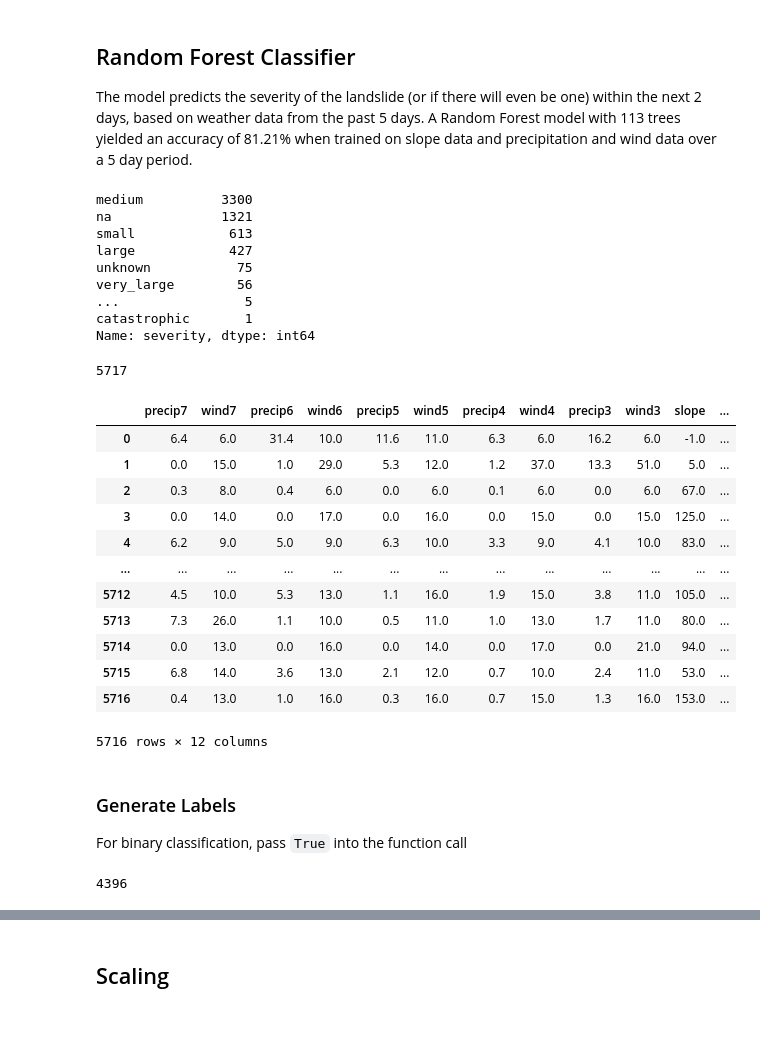
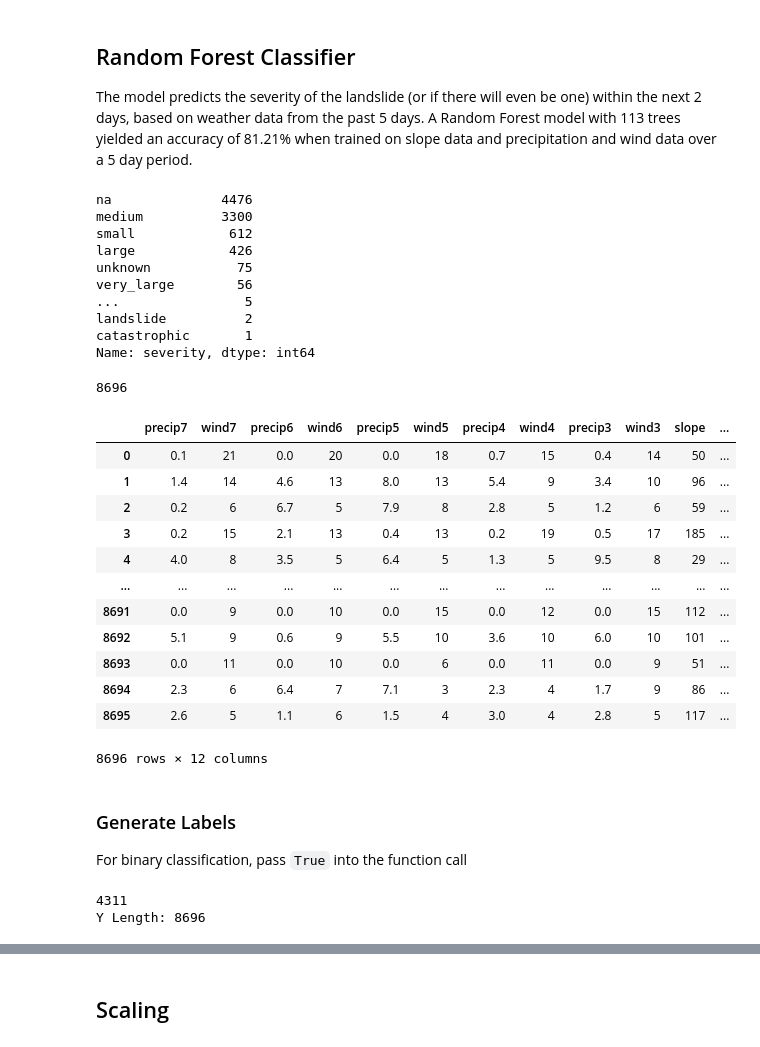
Before and after one commit to Landslide-Analytics-System/GLAS, a Jupyter notebook: v1/core/modeling/Random Forest.ipynb, the cells around one changed output, grey strips where cells are left out. Drawn from its saved outputs; the diff is of its cells as text; code cells hidden in the pictures.

```diff
--- a/v1/core/modeling/Random Forest.ipynb
+++ b/v1/core/modeling/Random Forest.ipynb
@@ -15,55 +13,65 @@ df = pd.read_csv("full_dataset_v1.csv")
+# %%
+# df = pd.read_csv("full_dataset_v1.csv")
+# df = pd.read_csv("/Users/ishaanjavali/Documents/Science Fair/2020/Code/API/full_dataset_v1.csv")
+df = pd.read_csv("/Users/ishaanjavali/Documents/Science Fair/2020/Code/API/full_dataset_good.csv")
 # %%
 df['severity'].value_counts()
 # %% [output]
+na              4476
 medium          3300
-na              1321
-small            613
-large            427
+small            612
+large            426
 unknown           75
 very_large        56
 ...                5
+landslide          2
 catastrophic       1
 Name: severity, dtype: int64
 # %%
 # filter by severity. na is for non-landslide data
 df = df[df['severity'].isin(["medium", "small", "large", "very_large", "na"])]
+# Remove -1 slopes
+df = df.loc[~(df.slope == -1)]
 # %%
 df['severity'].value_counts()
 df = shuffle(df)
 df.reset_index(inplace=True, drop=True)
 print(len(df))
 # %% [output]
-5717
+8696
 # %%
-X = df.copy()
+def getX():
+    X = df.copy()
 
-X.drop(X.columns[[i for i in range(0, 151)]], axis = 1, inplace = True)
-# X.drop(X.columns[[i for i in range(20, 35)]], axis = 1, inplace = True)
-X["severity"] = df["severity"]
-X.drop(X.columns[[0]], axis = 1, inplace = True)
+    X.drop(X.columns[[i for i in range(0, 151)]], axis = 1, inplace = True)
+    # X.drop(X.columns[[i for i in range(20, 35)]], axis = 1, inplace = True)
+    X["severity"] = df["severity"]
+    X.drop(X.columns[[0]], axis = 1, inplace = True)
 
-X = X.dropna()
-for i in range(0, 8):
-    del X['air' + str(i)]
-    del X['temp' + str(i)]
-    del X['humidity' + str(i)]
+    X = X.dropna()
+    for i in range(0, 8):
+        del X['air' + str(i)]
+        del X['temp' + str(i)]
+        del X['humidity' + str(i)]
 
-X.drop(X.columns[[i for i in range(len(X.columns)-8, len(X.columns)-2)]], axis = 1, inplace = True)
+    X.drop(X.columns[[i for i in range(len(X.columns)-8, len(X.columns)-2)]], axis = 1, inplace = True)
+    return X
+X = getX()
 X
 # %% [output]
 |  | precip7 | wind7 | precip6 | wind6 | precip5 | wind5 | precip4 | wind4 | precip3 | wind3 | slope | ... |
-| 0 | 6.4 | 6.0 | 31.4 | 10.0 | 11.6 | 11.0 | 6.3 | 6.0 | 16.2 | 6.0 | -1.0 | ... |
-| 1 | 0.0 | 15.0 | 1.0 | 29.0 | 5.3 | 12.0 | 1.2 | 37.0 | 13.3 | 51.0 | 5.0 | ... |
-| 2 | 0.3 | 8.0 | 0.4 | 6.0 | 0.0 | 6.0 | 0.1 | 6.0 | 0.0 | 6.0 | 67.0 | ... |
-| 3 | 0.0 | 14.0 | 0.0 | 17.0 | 0.0 | 16.0 | 0.0 | 15.0 | 0.0 | 15.0 | 125.0 | ... |
-| 4 | 6.2 | 9.0 | 5.0 | 9.0 | 6.3 | 10.0 | 3.3 | 9.0 | 4.1 | 10.0 | 83.0 | ... |
+| 0 | 0.1 | 21 | 0.0 | 20 | 0.0 | 18 | 0.7 | 15 | 0.4 | 14 | 50 | ... |
+| 1 | 1.4 | 14 | 4.6 | 13 | 8.0 | 13 | 5.4 | 9 | 3.4 | 10 | 96 | ... |
+| 2 | 0.2 | 6 | 6.7 | 5 | 7.9 | 8 | 2.8 | 5 | 1.2 | 6 | 59 | ... |
+| 3 | 0.2 | 15 | 2.1 | 13 | 0.4 | 13 | 0.2 | 19 | 0.5 | 17 | 185 | ... |
+| 4 | 4.0 | 8 | 3.5 | 5 | 6.4 | 5 | 1.3 | 5 | 9.5 | 8 | 29 | ... |
 | ... | ... | ... | ... | ... | ... | ... | ... | ... | ... | ... | ... | ... |
-| 5712 | 4.5 | 10.0 | 5.3 | 13.0 | 1.1 | 16.0 | 1.9 | 15.0 | 3.8 | 11.0 | 105.0 | ... |
-| 5713 | 7.3 | 26.0 | 1.1 | 10.0 | 0.5 | 11.0 | 1.0 | 13.0 | 1.7 | 11.0 | 80.0 | ... |
-| 5714 | 0.0 | 13.0 | 0.0 | 16.0 | 0.0 | 14.0 | 0.0 | 17.0 | 0.0 | 21.0 | 94.0 | ... |
-| 5715 | 6.8 | 14.0 | 3.6 | 13.0 | 2.1 | 12.0 | 0.7 | 10.0 | 2.4 | 11.0 | 53.0 | ... |
-| 5716 | 0.4 | 13.0 | 1.0 | 16.0 | 0.3 | 16.0 | 0.7 | 15.0 | 1.3 | 16.0 | 153.0 | ... |
+| 8691 | 0.0 | 9 | 0.0 | 10 | 0.0 | 15 | 0.0 | 12 | 0.0 | 15 | 112 | ... |
+| 8692 | 5.1 | 9 | 0.6 | 9 | 5.5 | 10 | 3.6 | 10 | 6.0 | 10 | 101 | ... |
+| 8693 | 0.0 | 11 | 0.0 | 10 | 0.0 | 6 | 0.0 | 11 | 0.0 | 9 | 51 | ... |
+| 8694 | 2.3 | 6 | 6.4 | 7 | 7.1 | 3 | 2.3 | 4 | 1.7 | 9 | 86 | ... |
+| 8695 | 2.6 | 5 | 1.1 | 6 | 1.5 | 4 | 3.0 | 4 | 2.8 | 5 | 117 | ... |
-5716 rows × 12 columns
+8696 rows × 12 columns
 # %% [markdown]
 ### Generate Labels
 For binary classification, pass `True` into the function call
@@ -83,5 +94,6 @@ def generate_labels(binary = False):
     return y
 # %%
-y = generate_labels(False)
+y = generate_labels(True)
 # %% [output]
-4396
+4311
+Y Length: 8696
```
Also changed, not shown: parts of 6 cells of this notebook, 1 other file.
